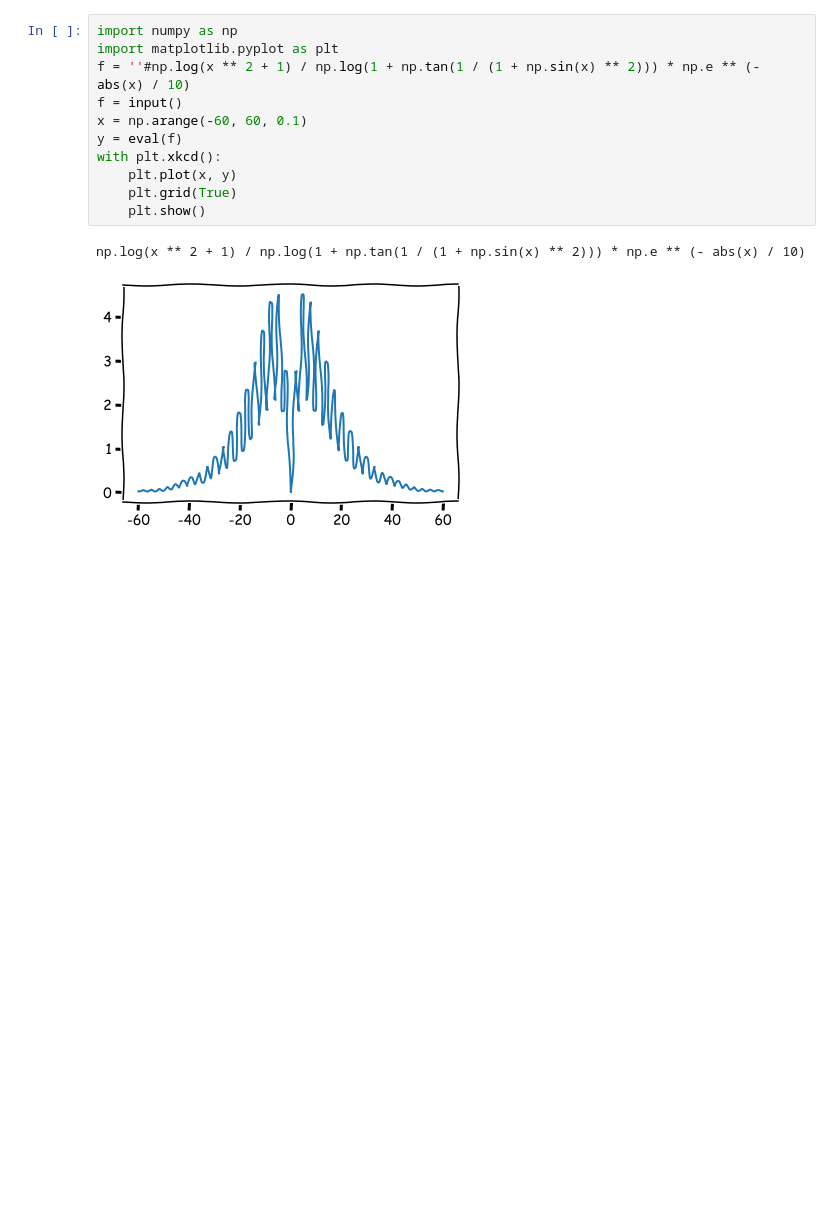
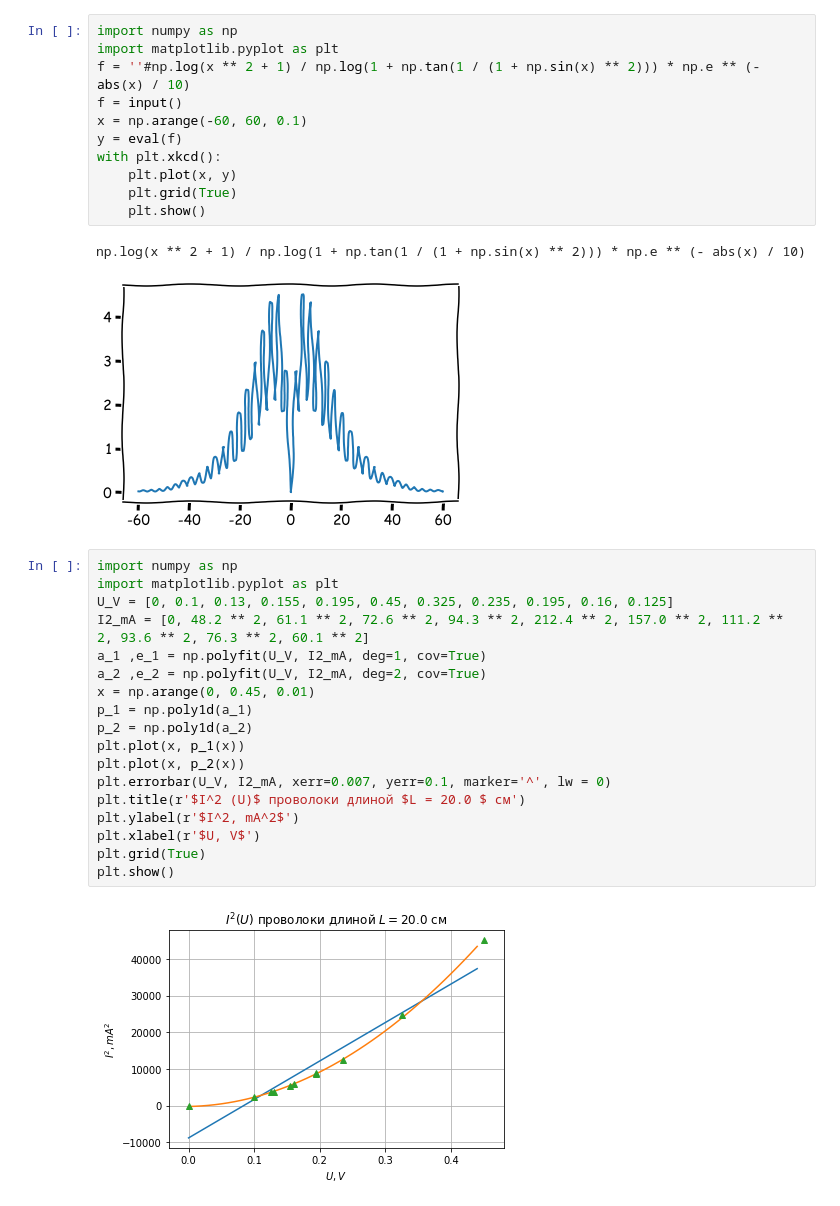
Before and after one commit to mmm2sp/MIPT_1sem, a Jupyter notebook: Lab_1.ipynb, the cells around one changed output. Saved outputs shown, nothing was run; the diff lists cells and outputs as text; blank space fills up the shorter version.

```diff
--- a/Lab_1.ipynb
+++ b/Lab_1.ipynb
@@ -43,3 +43,23 @@ with plt.xkcd():
 # %% [output]
 np.log(x ** 2 + 1) / np.log(1 + np.tan(1 / (1 + np.sin(x) ** 2))) * np.e ** (- abs(x) / 10)
 [figure]
+# %%
+import numpy as np
+import matplotlib.pyplot as plt
+U_V = [0, 0.1, 0.13, 0.155, 0.195, 0.45, 0.325, 0.235, 0.195, 0.16, 0.125]
+I2_mA = [0, 48.2 ** 2, 61.1 ** 2, 72.6 ** 2, 94.3 ** 2, 212.4 ** 2, 157.0 ** 2, 111.2 ** 2, 93.6 ** 2, 76.3 ** 2, 60.1 ** 2]
+a_1 ,e_1 = np.polyfit(U_V, I2_mA, deg=1, cov=True)
+a_2 ,e_2 = np.polyfit(U_V, I2_mA, deg=2, cov=True)
+x = np.arange(0, 0.45, 0.01)
+p_1 = np.poly1d(a_1)
+p_2 = np.poly1d(a_2)
+plt.plot(x, p_1(x))
+plt.plot(x, p_2(x))
+plt.errorbar(U_V, I2_mA, xerr=0.007, yerr=0.1, marker='^', lw = 0)
+plt.title(r'$I^2 (U)$ проволоки длиной $L = 20.0 $ см')
+plt.ylabel(r'$I^2, mA^2$')
+plt.xlabel(r'$U, V$')
+plt.grid(True)
+plt.show()
+# %% [output]
+[figure, added]
```
